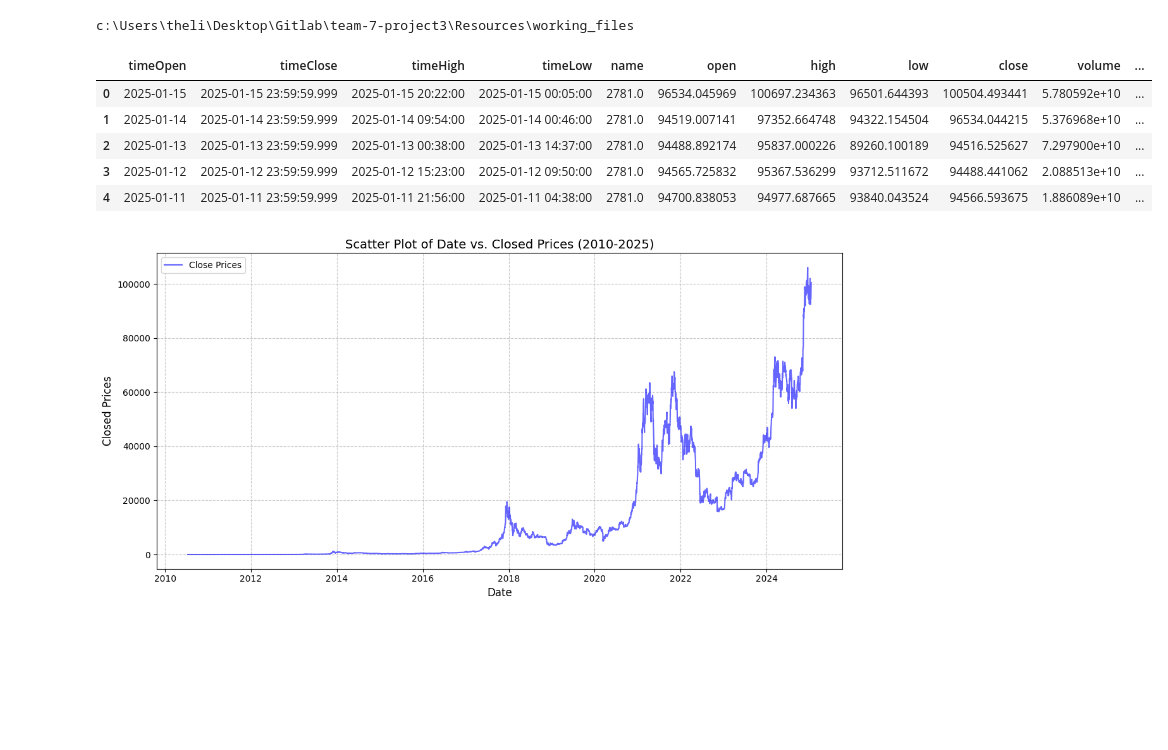
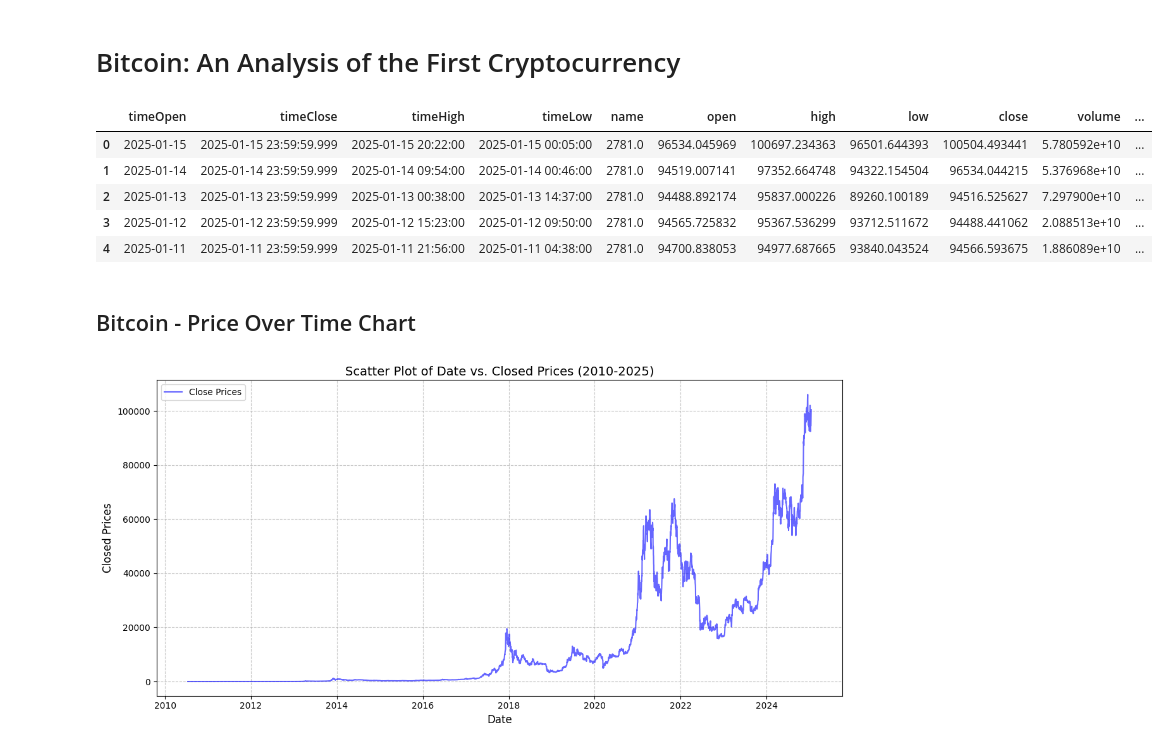
Before and after one commit to Cmagor1819/team-7-project3, a Jupyter notebook: main.ipynb, the cells around one changed output. Cells and saved outputs as stored; diff of their text form; code cells hidden in the pictures; blank space fills up the shorter version.

```diff
--- a/Resources/working_files/Compiled_jupyter_code.ipynb
+++ b/main.ipynb
@@ -1 +1,3 @@
+# %% [markdown]
+# Bitcoin: An Analysis of the First Cryptocurrency
 # %%
@@ -8,7 +10,3 @@ import matplotlib.pyplot as plt
 import plotly.graph_objects as go
 import matplotlib.dates as mdates
 from PIL import Image, ImageDraw, ImageFont
-# %%
-print(os.getcwd())
-# %% [output]
-c:\Users\theli\Desktop\Gitlab\team-7-project3\Resources\working_files
@@ -49,9 +13,9 @@ with open(file_to_load) as bitcoin_data:
 # %%
 # Load the data into a dataframe
-df = pd.DataFrame(columns = header, data = row_data)
+df = pd.read_csv('Resources/cleaned_data.csv')
 df.head()
 # %% [output]
-|  | ﻿timeOpen | timeClose | timeHigh | timeLow | name | open | high | low | close | volume | ... |
+|  | timeOpen | timeClose | timeHigh | timeLow | name | open | high | low | close | volume | ... |
 | 0 | 2025-01-15 | 2025-01-15 23:59:59.999 | 2025-01-15 20:22:00 | 2025-01-15 00:05:00 | 2781.0 | 96534.045969 | 100697.234363 | 96501.644393 | 100504.493441 | 5.780592e+10 | ... |
 | 1 | 2025-01-14 | 2025-01-14 23:59:59.999 | 2025-01-14 09:54:00 | 2025-01-14 00:46:00 | 2781.0 | 94519.007141 | 97352.664748 | 94322.154504 | 96534.044215 | 5.376968e+10 | ... |
 | 2 | 2025-01-13 | 2025-01-13 23:59:59.999 | 2025-01-13 00:38:00 | 2025-01-13 14:37:00 | 2781.0 | 94488.892174 | 95837.000226 | 89260.100189 | 94516.525627 | 7.297900e+10 | ... |
@@ -63,3 +24,5 @@ df.rename(columns = {'﻿timeOpen': 'timeOpen'}, inplace=True)
+# %% [markdown]
+## Bitcoin - Price Over Time Chart
 # %%
 # Convert the 'timeOpen' column to datetime format for better handling of dates
 df['timeOpen'] = pd.to_datetime(df['timeOpen'], errors='coerce')
```
Also changed, not shown: parts of 18 cells of this notebook, 11 other files.
